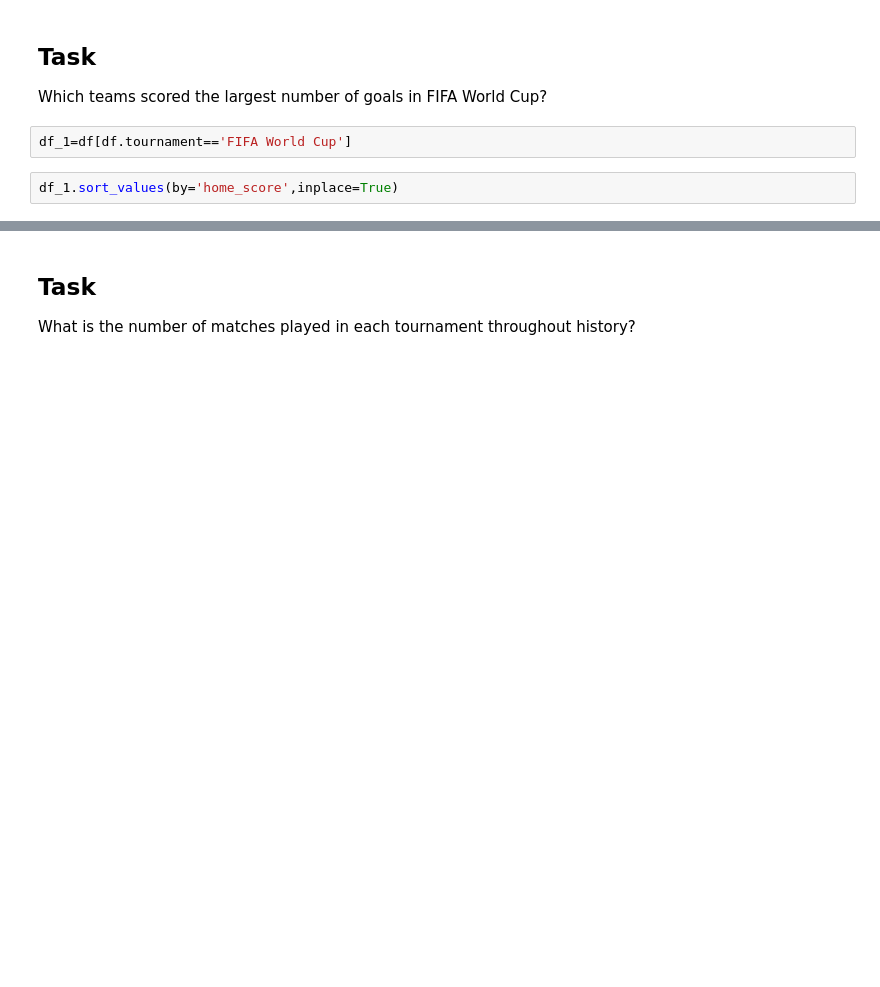
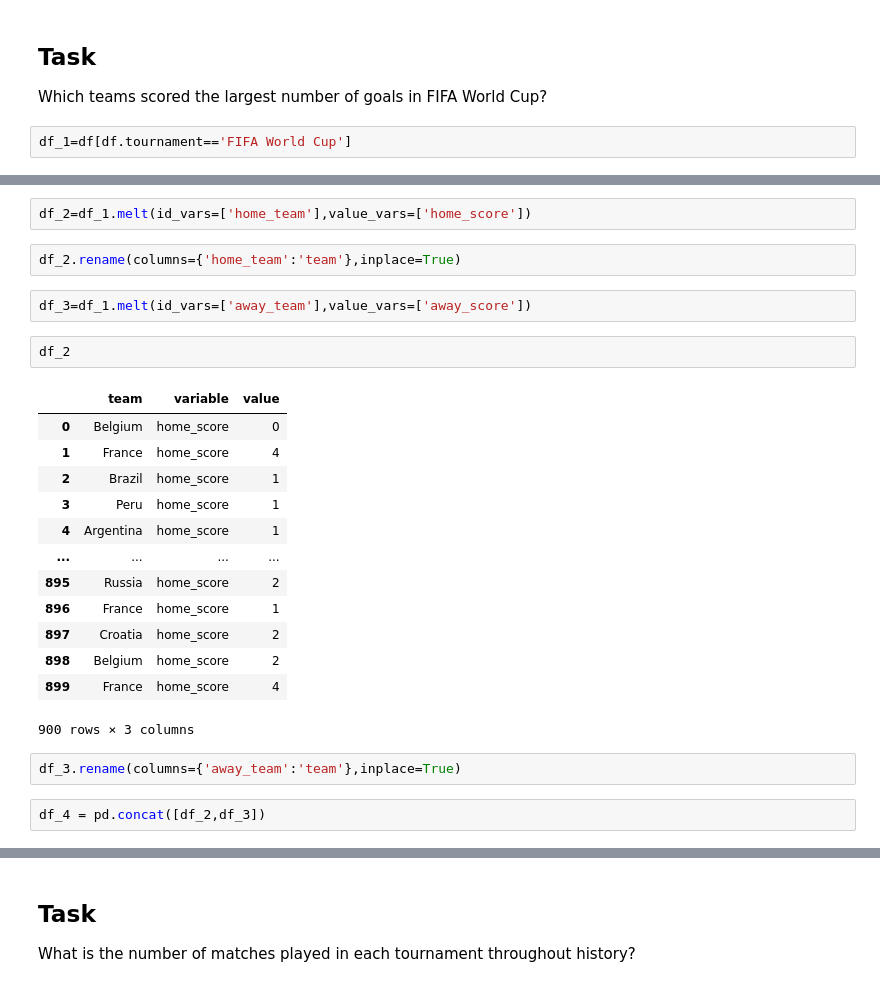
Before and after one commit to TasneemYou/dataviz_exercises, a Jupyter notebook: dataviz_challenge.ipynb, the cells around one changed output, grey strips where cells are left out. Cells and saved outputs as stored; diff of their text form; blank space fills up the shorter version.

```diff
--- a/dataviz_challenge.ipynb
+++ b/dataviz_challenge.ipynb
@@ -49,5 +62,3 @@ Name: tournament, Length: 112, dtype: int64
 Which teams scored the largest number of goals in FIFA World Cup?
 # %%
 df_1=df[df.tournament=='FIFA World Cup']
-# %%
-df_1.sort_values(by='home_score',inplace=True)
@@ -62,0 +65,26 @@ See the caveats in the documentation: https://pandas.pydata.org/pandas-docs/stab
+# %%
+df_2=df_1.melt(id_vars=['home_team'],value_vars=['home_score'])
+# %%
+df_2.rename(columns={'home_team':'team'},inplace=True)
+# %%
+df_3=df_1.melt(id_vars=['away_team'],value_vars=['away_score'])
+# %%
+df_2
+# %% [output]
+|  | team | variable | value |
+| 0 | Belgium | home_score | 0 |
+| 1 | France | home_score | 4 |
+| 2 | Brazil | home_score | 1 |
+| 3 | Peru | home_score | 1 |
+| 4 | Argentina | home_score | 1 |
+| ... | ... | ... | ... |
+| 895 | Russia | home_score | 2 |
+| 896 | France | home_score | 1 |
+| 897 | Croatia | home_score | 2 |
+| 898 | Belgium | home_score | 2 |
+| 899 | France | home_score | 4 |
+900 rows × 3 columns
+# %%
+df_3.rename(columns={'away_team':'team'},inplace=True)
+# %%
+df_4 = pd.concat([df_2,df_3])
```
Also changed, not shown: parts of 18 cells of this notebook.
